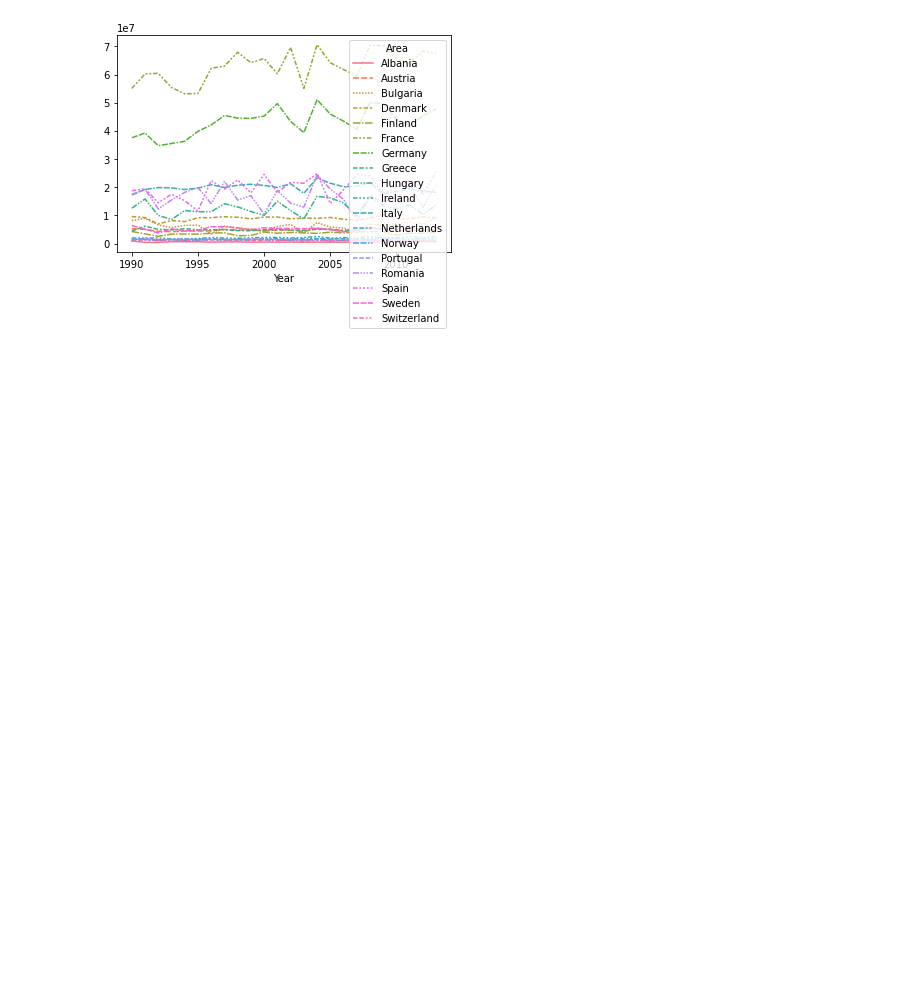
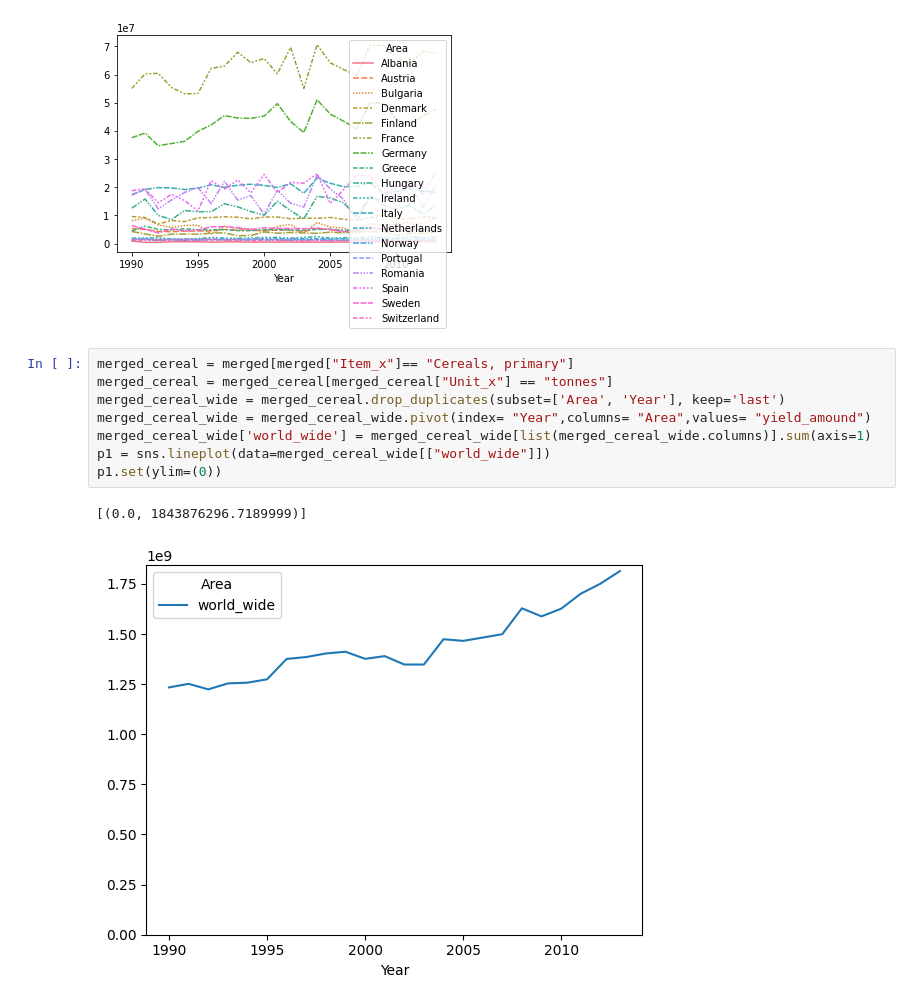
Before and after one commit to LucasJohannsenShadow/AVCD, a Jupyter notebook: Projet.ipynb, the cells around one changed output. Saved outputs shown, nothing was run; the diff lists cells and outputs as text; blank space fills up the shorter version.

```diff
--- a/Projet.ipynb
+++ b/Projet.ipynb
@@ -296,3 +306,14 @@ sns.lineplot(data=df_Year)
 # %% [output]
 <AxesSubplot:xlabel='Year'>
 [figure]
+# %%
+merged_cereal = merged[merged["Item_x"]== "Cereals, primary"]
+merged_cereal = merged_cereal[merged_cereal["Unit_x"] == "tonnes"]
+merged_cereal_wide = merged_cereal.drop_duplicates(subset=['Area', 'Year'], keep='last')
+merged_cereal_wide = merged_cereal_wide.pivot(index= "Year",columns= "Area",values= "yield_amound")
+merged_cereal_wide['world_wide'] = merged_cereal_wide[list(merged_cereal_wide.columns)].sum(axis=1)
+p1 = sns.lineplot(data=merged_cereal_wide[["world_wide"]])
+p1.set(ylim=(0))
+# %% [output]
+[(0.0, 1843876296.7189999)]
+[figure, added]
```
Also changed, not shown: parts of 7 cells of this notebook, 4 other files.
